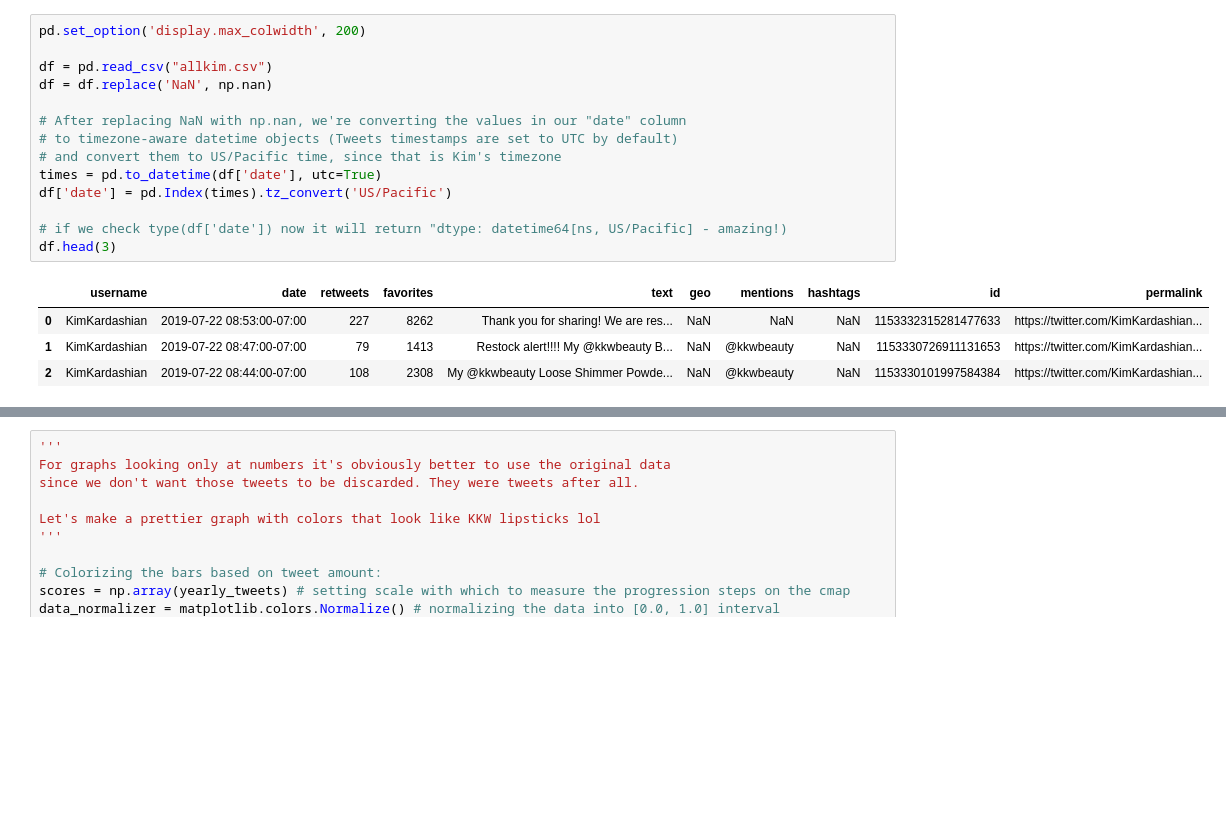
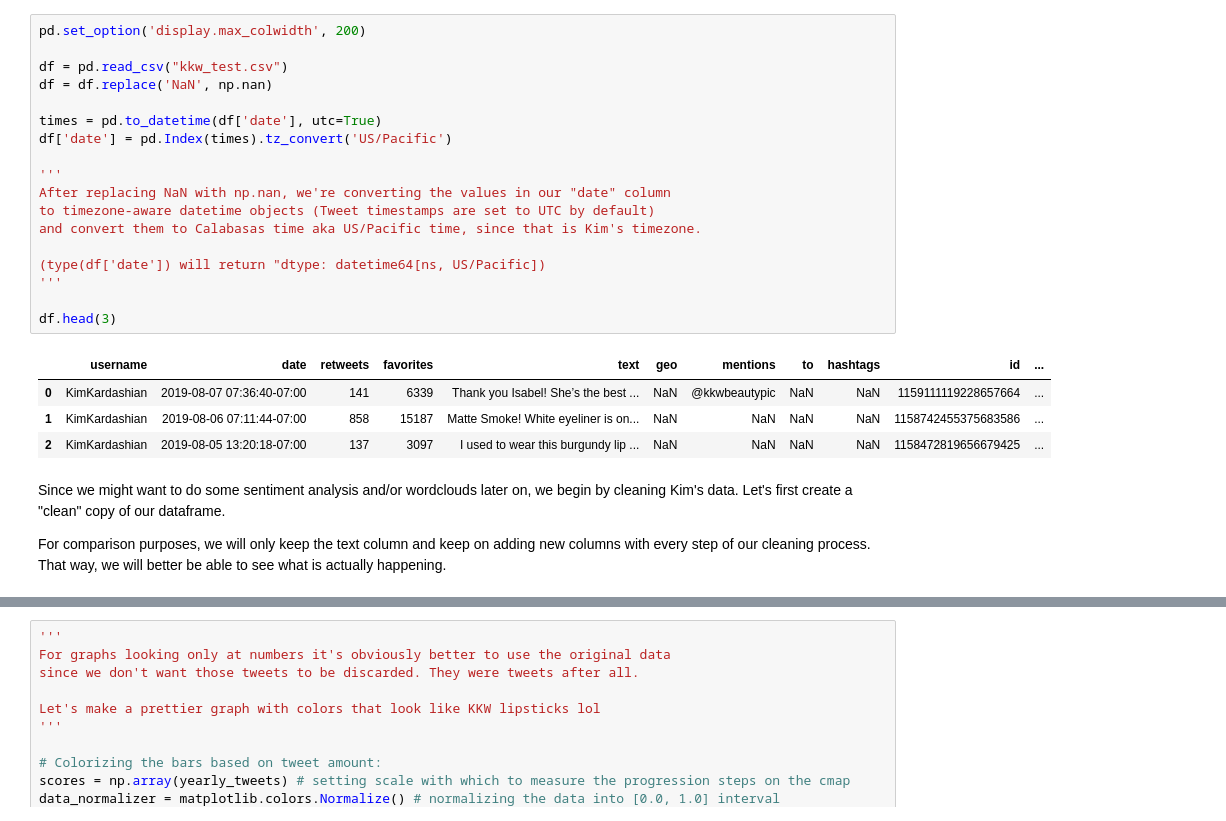
Before and after one commit to brokkoligirl/kimtweets, a Jupyter notebook: Kim's Complete Twitter Timeline (cleaned).ipynb, the cells around one changed output, grey strips where cells are left out. Drawn from its saved outputs; the diff is of its cells as text; blank space fills up the shorter version.

```diff
--- a/Kim's Complete Twitter Timeline (cleaned).ipynb
+++ b/Kim's Complete Twitter Timeline (cleaned).ipynb
@@ -31,20 +40,30 @@ from collections import Counter
 # %%
 pd.set_option('display.max_colwidth', 200)
 
-df = pd.read_csv("allkim.csv")
+df = pd.read_csv("kkw_test.csv")
 df = df.replace('NaN', np.nan)
 
-# After replacing NaN with np.nan, we're converting the values in our "date" column
-# to timezone-aware datetime objects (Tweets timestamps are set to UTC by default)
-# and convert them to US/Pacific time, since that is Kim's timezone
 times = pd.to_datetime(df['date'], utc=True)
 df['date'] = pd.Index(times).tz_convert('US/Pacific')
 
-# if we check type(df['date']) now it will return "dtype: datetime64[ns, US/Pacific] - amazing!)
+'''
+After replacing NaN with np.nan, we're converting the values in our "date" column
+to timezone-aware datetime objects (Tweet timestamps are set to UTC by default)
+and convert them to Calabasas time aka US/Pacific time, since that is Kim's timezone.
+
+(type(df['date']) will return "dtype: datetime64[ns, US/Pacific])
+'''
+
 df.head(3)
 # %% [output]
-|  | username | date | retweets | favorites | text | geo | mentions | hashtags | id | permalink |
-| 0 | KimKardashian | 2019-07-22 08:53:00-07:00 | 227 | 8262 | Thank you for sharing! We are res... | NaN | NaN | NaN | 1153332315281477633 | https://twitter.com/KimKardashian... |
-| 1 | KimKardashian | 2019-07-22 08:47:00-07:00 | 79 | 1413 | Restock alert!!!! My @kkwbeauty B... | NaN | @kkwbeauty | NaN | 1153330726911131653 | https://twitter.com/KimKardashian... |
-| 2 | KimKardashian | 2019-07-22 08:44:00-07:00 | 108 | 2308 | My @kkwbeauty Loose Shimmer Powde... | NaN | @kkwbeauty | NaN | 1153330101997584384 | https://twitter.com/KimKardashian... |
+|  | username | date | retweets | favorites | text | geo | mentions | to | hashtags | id | ... |
+| 0 | KimKardashian | 2019-08-07 07:36:40-07:00 | 141 | 6339 | Thank you Isabel! She’s the best ... | NaN | @kkwbeautypic | NaN | NaN | 1159111119228657664 | ... |
+| 1 | KimKardashian | 2019-08-06 07:11:44-07:00 | 858 | 15187 | Matte Smoke! White eyeliner is on... | NaN | NaN | NaN | NaN | 1158742455375683586 | ... |
+| 2 | KimKardashian | 2019-08-05 13:20:18-07:00 | 137 | 3097 | I used to wear this burgundy lip ... | NaN | NaN | NaN | NaN | 1158472819656679425 | ... |
+# %% [markdown]
+Since we might want to do some sentiment analysis and/or wordclouds later on, we begin by cleaning Kim's data. Let's first create a "clean" copy of our dataframe.
+
+For comparison purposes, we will only keep the text column and keep on adding new columns
+with every step of our cleaning process. That way, we will better be able to see
+what is actually happening.
 # %%
```
Also changed, not shown: parts of 19 cells of this notebook, 1 other file.
